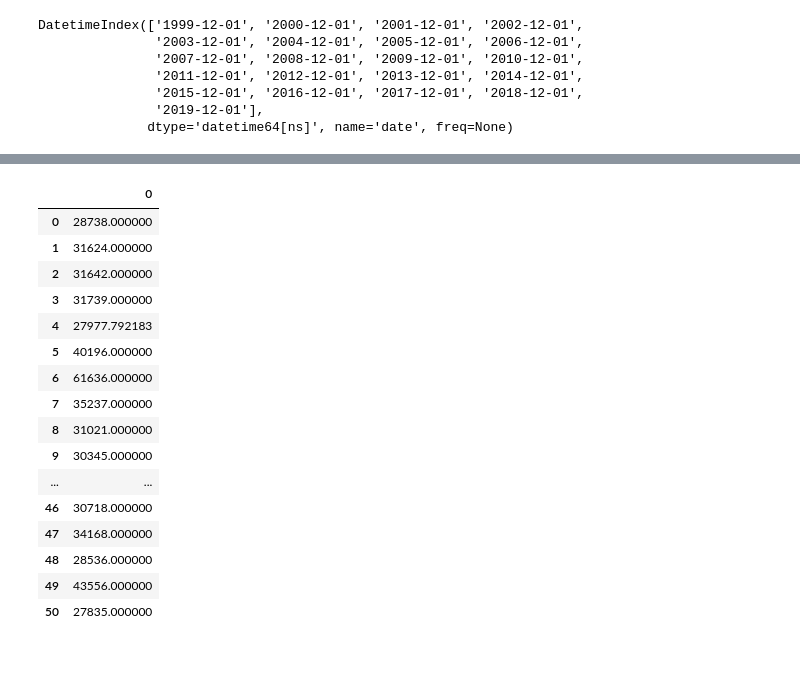
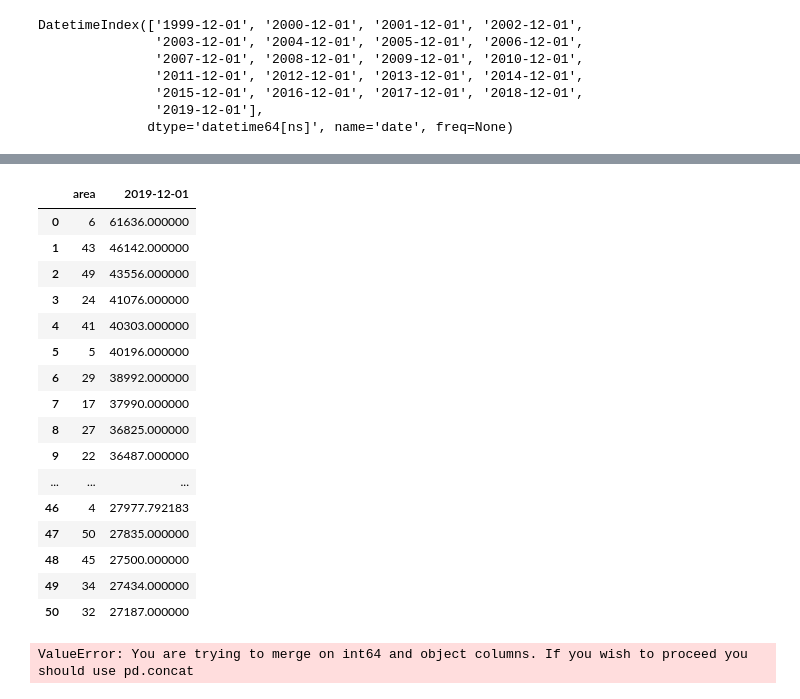
Before and after one commit to irwinmier96/Side_Projects, a Jupyter notebook: London House Prices/comparing_area_year_stats.ipynb, the cells around one changed output, grey strips where cells are left out. Cells and saved outputs as stored; diff of their text form; code cells hidden in the pictures; blank space fills up the shorter version.

```diff
--- a/London House Prices/comparing_area_year_stats.ipynb
+++ b/London House Prices/comparing_area_year_stats.ipynb
@@ -220,23 +213,0 @@ london_yearly_salary_top_10
-# %%
-london_yearly_salary_date = london_yearly_salary["2019-12-01"].values
-london_yearly_salary_date = pd.DataFrame(london_yearly_salary_date)
-
-london_yearly_salary_date
-# %% [output]
-|  | 0 |
-| 0 | 28738.000000 |
-| 1 | 31624.000000 |
-| 2 | 31642.000000 |
-| 3 | 31739.000000 |
-| 4 | 27977.792183 |
-| 5 | 40196.000000 |
-| 6 | 61636.000000 |
-| 7 | 35237.000000 |
-| 8 | 31021.000000 |
-| 9 | 30345.000000 |
-| ... | ... |
-| 46 | 30718.000000 |
-| 47 | 34168.000000 |
-| 48 | 28536.000000 |
-| 49 | 43556.000000 |
-| 50 | 27835.000000 |
@@ -242,0 +216,28 @@ london_yearly_salary_date
+# %%
+london_yearly_salary_2019.reset_index(inplace=False)
+
+london_yearly_salary_2019
+# %% [output]
+|  | area | 2019-12-01 |
+| 0 | 6 | 61636.000000 |
+| 1 | 43 | 46142.000000 |
+| 2 | 49 | 43556.000000 |
+| 3 | 24 | 41076.000000 |
+| 4 | 41 | 40303.000000 |
+| 5 | 5 | 40196.000000 |
+| 6 | 29 | 38992.000000 |
+| 7 | 17 | 37990.000000 |
+| 8 | 27 | 36825.000000 |
+| 9 | 22 | 36487.000000 |
+| ... | ... | ... |
+| 46 | 4 | 27977.792183 |
+| 47 | 50 | 27835.000000 |
+| 48 | 45 | 27500.000000 |
+| 49 | 34 | 27434.000000 |
+| 50 | 32 | 27187.000000 |
+# %%
+top_10_london_salary = london_yearly_salary_2019.iloc[0:10, :]
+
+top_10_all_months = pd.merge(top_10_london_salary, london_yearly_salary, how='outer', on = ['area'])
+# %% [output]
+ValueError: You are trying to merge on int64 and object columns. If you wish to proceed you should use pd.concat
```
Also changed, not shown: parts of 5 cells of this notebook.
